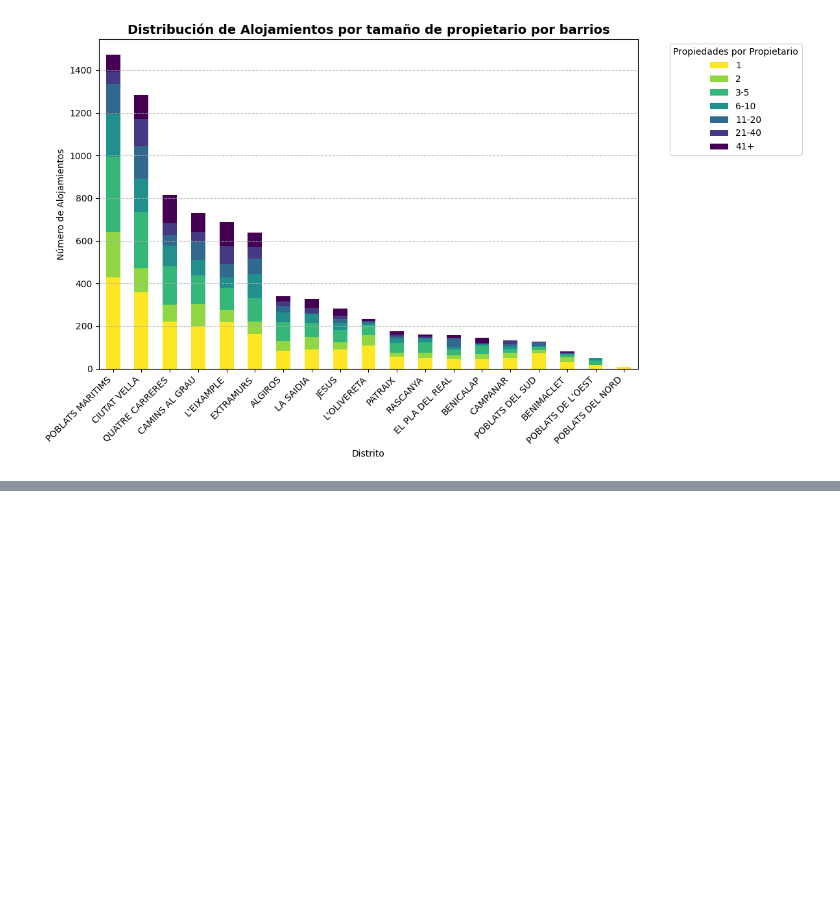
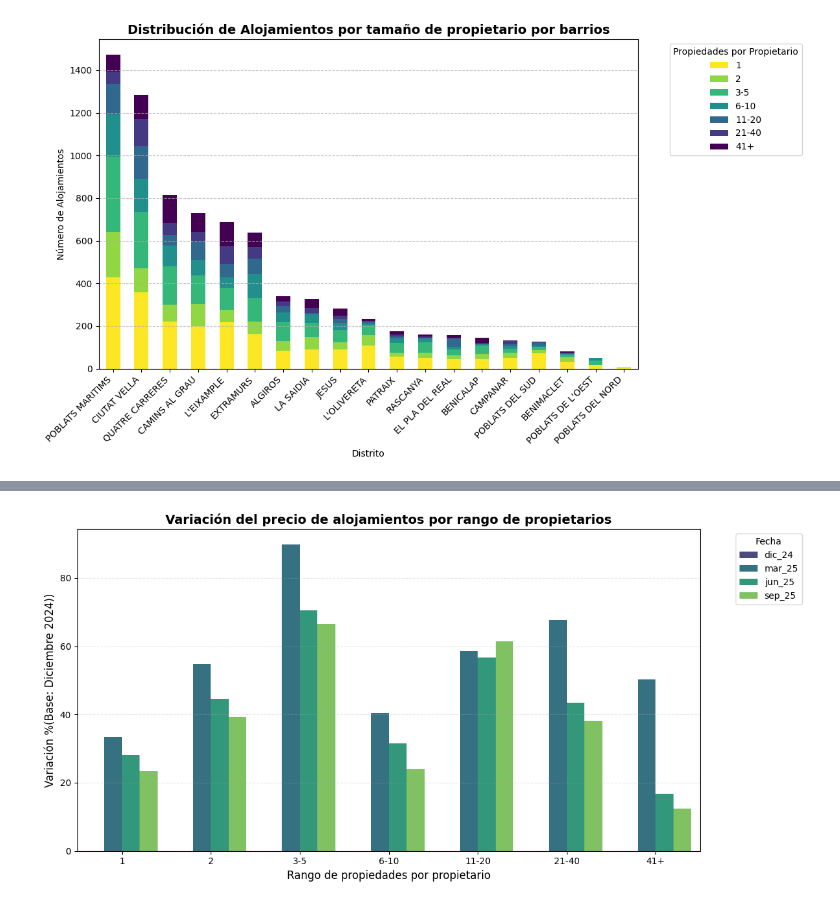
Before and after one commit to alandpal/EDA_AIRBNB, a Jupyter notebook: Notebook EDA.ipynb, the cells around one changed output, grey strips where cells are left out. Cells and saved outputs as stored; diff of their text form; code cells hidden in the pictures; blank space fills up the shorter version.

```diff
--- a/Notebook EDA.ipynb
+++ b/Notebook EDA.ipynb
@@ -537,0 +469,50 @@ plt.show()
+# %%
+# Para poder ver la evolución del precio de los alojamientos por tipo de propietario, tengo que crear un grupo de estudio en el que solo
+# esten las viviendas que  esten publicadas en todas las fechas además la base debe ser los precios de diciembre de 2024 ya que se trata de la primera fecha
+
+# Evolución porcentual de los precios de los alojamientos, los alojamientos comparados consigo mismos, promediado por rango de conentracion de alojamientos por propietario
+
+bins = [0, 1, 2, 5, 10, 20, 40, float("inf")]
+labels = ["1", "2", "3-5", "6-10", "11-20", "21-40", "41+"]
+
+ids_por_fecha = df_Airbnb.groupby("fecha")["id"].apply(set)
+ids_comunes = set.intersection(*ids_por_fecha.values)
+df_comunes = df_Airbnb[df_Airbnb["id"].isin(ids_comunes)].copy()
+
+df_comunes["rango"] = pd.cut(
+    df_comunes["calculated_host_listings_count"],
+    bins=bins,
+    labels=labels,
+    right=True)
+
+evolucion = (df_comunes.groupby(["fecha", "rango"], as_index=False)["precio"]
+             .mean()
+             .rename(columns={"precio": "precio_promedio"}))
+
+precio_base = evolucion[evolucion["fecha"] == "dic_24"][["rango", "precio_promedio"]]
+precio_base = precio_base.rename(columns={"precio_promedio": "precio_base"})
+
+evolucion = evolucion.merge(precio_base, on="rango", how="left")
+evolucion["variacion_%"] = ((evolucion["precio_promedio"] - evolucion["precio_base"]) /
+                            evolucion["precio_base"] * 100)
+
+evolucion_sin_base = evolucion[evolucion["fecha"] != "dic_24"]
+
+plt.figure(figsize=(12, 6))
+sns.barplot(
+    data=evolucion_sin_base,
+    x="rango",
+    y="variacion_%",
+    hue="fecha",
+    palette="viridis")
+
+plt.axhline(y=0, color="red", linestyle="--", linewidth=1, alpha=0.7)
+plt.ylabel("Variación %(Base: Diciembre 2024))", fontsize=12)
+plt.xlabel("Rango de propiedades por propietario", fontsize=12)
+plt.title("Variación del precio de alojamientos por rango de propietarios", fontsize=14, fontweight="bold")
+plt.legend(title="Fecha", bbox_to_anchor=(1.05, 1), loc="upper left")
+plt.grid(axis="y", linestyle="--", alpha=0.3)
+plt.tight_layout()
+plt.show()
+# %% [output]
+[figure, added]
```
Also changed, not shown: parts of 12 cells of this notebook.
